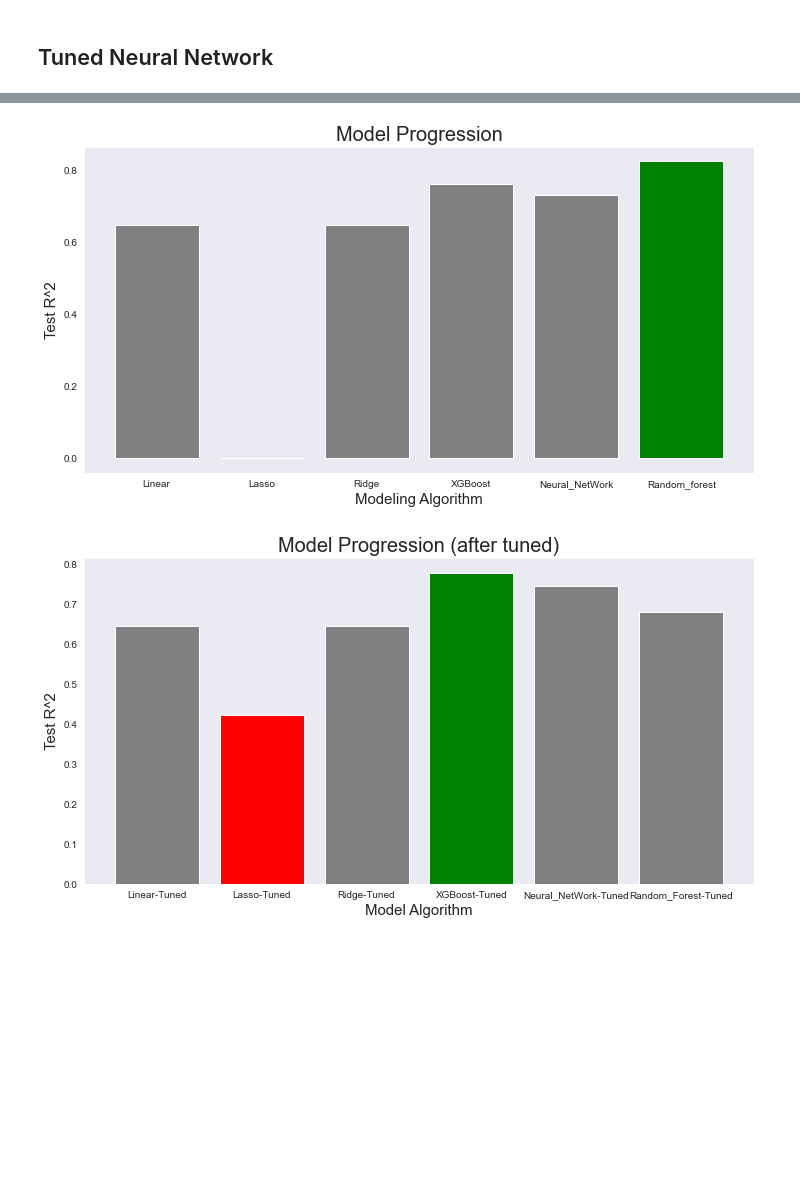
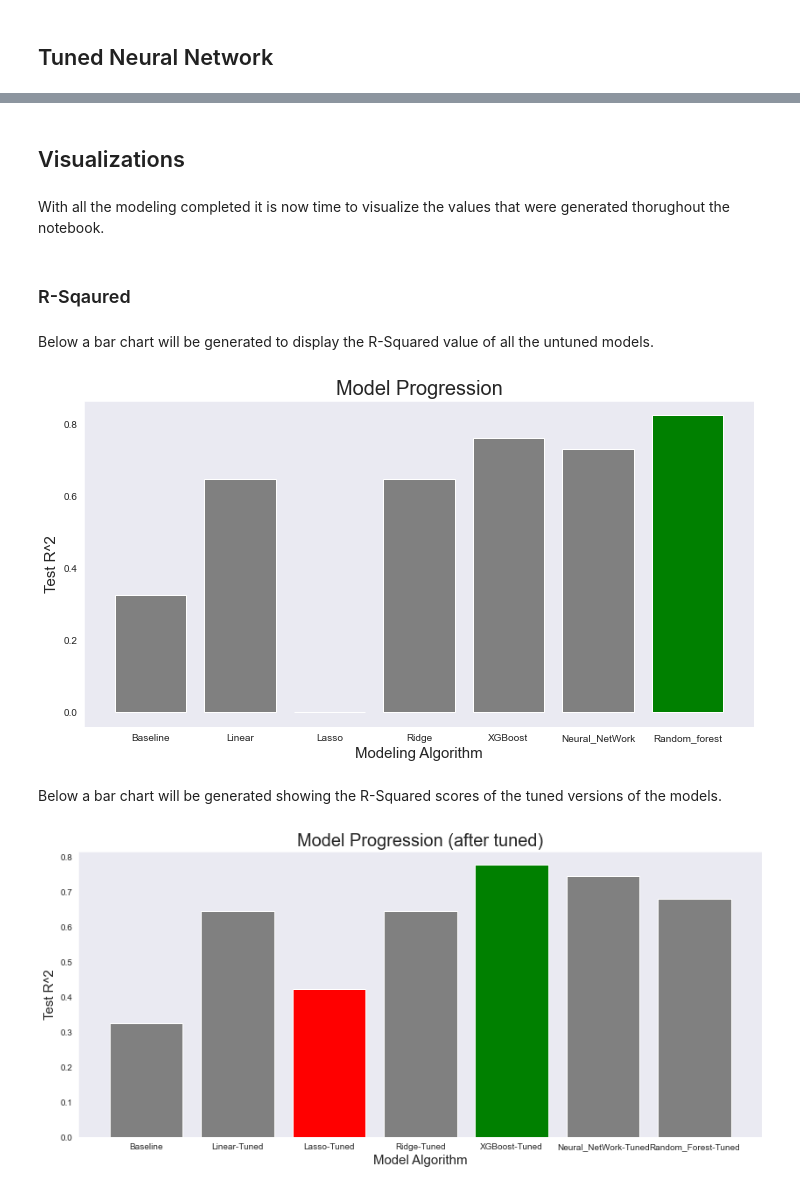
Before and after one commit to RogerPineda13/Car_Pricing_Calculator_App, a Jupyter notebook: Modeling_Notebook.ipynb, the cells around one changed output, grey strips where cells are left out. Cells and saved outputs as stored; diff of their text form; code cells hidden in the pictures; blank space fills up the shorter version.

Commit message:
Final Markdown on Modeling Notebook

```diff
--- a/Modeling_Notebook.ipynb
+++ b/Modeling_Notebook.ipynb
@@ -746,4 +742,12 @@ Iteration 50, loss = 0.08686660
 Train Mean Squarred Error: 22592917.86572118
 Test Mean Squarred Error: 25429310.914358865
 Test RMSE:  5042.748349299107
+# %% [markdown]
+## Visualizations
+# %% [markdown]
+With all the modeling completed it is now time to visualize the values that were generated thorughout the notebook.
+# %% [markdown]
+### R-Sqaured
+# %% [markdown]
+Below a bar chart will be generated to display the R-Squared value of all the untuned models.
 # %%
@@ -755,31 +762,37 @@ regression_score['test R^2'] = [SimpleLinearRegression.score(X_test_SL,y_test_SL
                                 nueral_network.score(X_test, y_test),
                                 random_forest.score(X_test, y_test)]
 # %%
+# plotting the bar chart
 model_score_fig, ax = plt.subplots(figsize=(12,6))
 sns.set_style("dark")
 
-ax.bar(regression_score.index, regression_score['test R^2'], color=["grey", "red", "grey", "grey", "grey",'green'])
+ax.bar(regression_score.index, regression_score['test R^2'], color=["grey","grey", "red", "grey", "grey", "grey",'green'])
 plt.title('Model Progression', size=20)
 plt.xlabel('Modeling Algorithm', size=15)
 plt.ylabel('Test R^2', size=15);
-# plt.savefig('images/model_prog.png', bbox_inches = 'tight');
 # %% [output]
-[figure, old version]
+[figure, new version]
+# %% [markdown]
+Below a bar chart will be generated showing the R-Squared scores of the tuned versions of the models.
 # %%
-regression_score_tuned = pd.DataFrame(index=['Linear-Tuned', 'Lasso-Tuned', 'Ridge-Tuned', 'XGBoost-Tuned', 'Neural_NetWork-Tuned', 'Random_Forest-Tuned'], columns=['test R^2'])
-regression_score_tuned['test R^2'] = [TunedLR.score(X_test_TL, y_test_TL),
+#Making a dataframe with the names of the models
+regression_score_tuned = pd.DataFrame(index=['Baseline','Linear-Tuned', 'Lasso-Tuned', 'Ridge-Tuned', 'XGBoost-Tuned', 'Neural_NetWork-Tuned', 'Random_Forest-Tuned'], columns=['test R^2'])
+#Saving their r-square value into the dataframe
+regression_score_tuned['test R^2'] = [SimpleSimpleLinearRegression.score(X_train_s, y_train_s),
+    TunedLR.score(X_test_TL, y_test_TL),
                                 TunedLLR.score(X_test,y_test),
                                 TunedRLR.score(X_test,y_test),
                                 TunedXG.score(X_test,y_test),
                                 TunedNN.score(X_test,y_test),
                                 TunedRF.score(X_test,y_test)]
 # %%
-model_score_figT, ax = plt.subplots(figsize=(12,6))
+# plotting the bar chart
+model_score_figT, ax = plt.subplots(figsize=(14,6))
 sns.set_style("dark")
 
-ax.bar(regression_score_tuned.index, regression_score_tuned['test R^2'], color=["grey", "red", "grey", "green", "grey",'grey'])
+ax.bar(regression_score_tuned.index, regression_score_tuned['test R^2'], color=["grey","grey", "red", "grey", "green", "grey",'grey'])
 plt.title('Model Progression (after tuned)', size=20)
 plt.xlabel('Model Algorithm', size=15)
 plt.ylabel('Test R^2', size=15);
 # %% [output]
-[figure, old version]
+[figure, new version]
```
Also changed, not shown: parts of 35 cells of this notebook.
